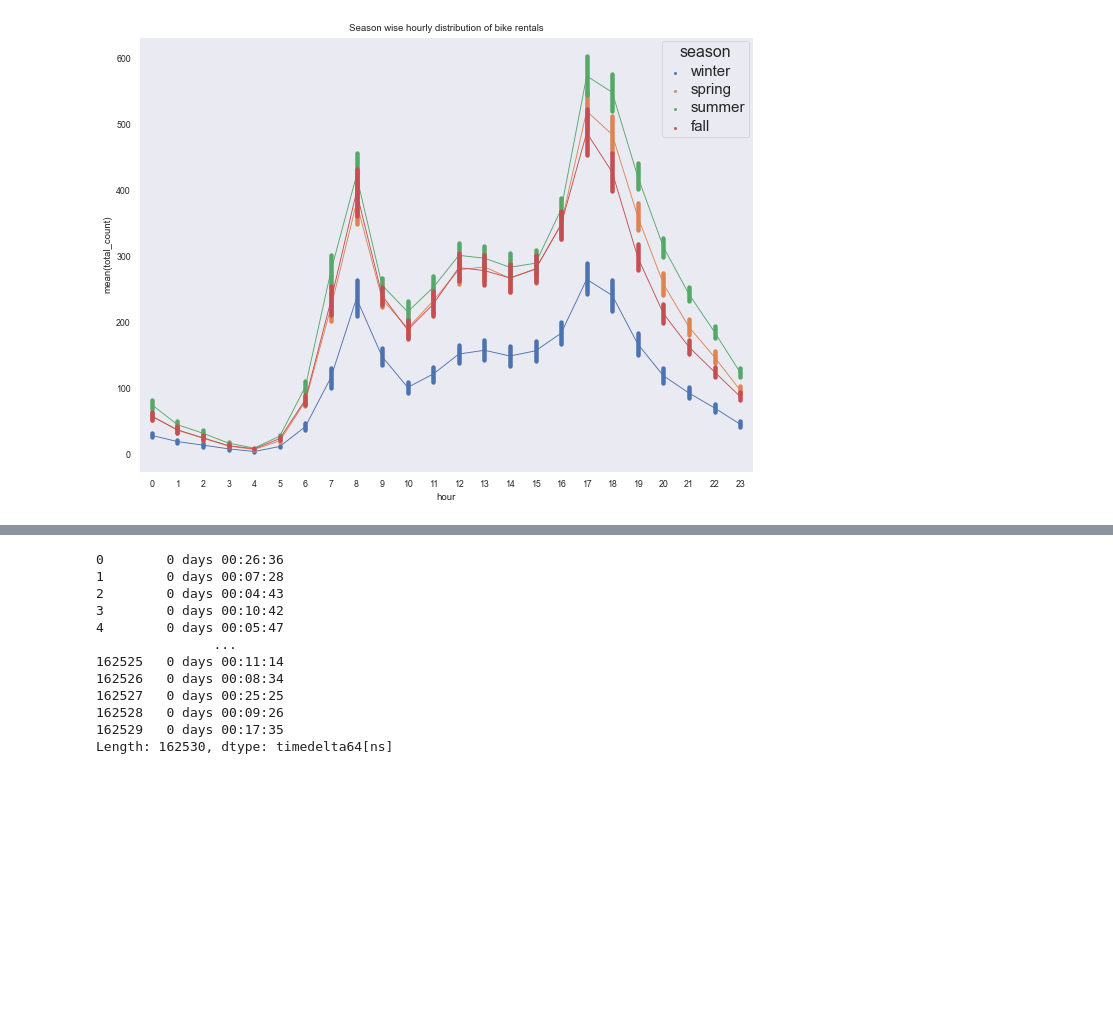
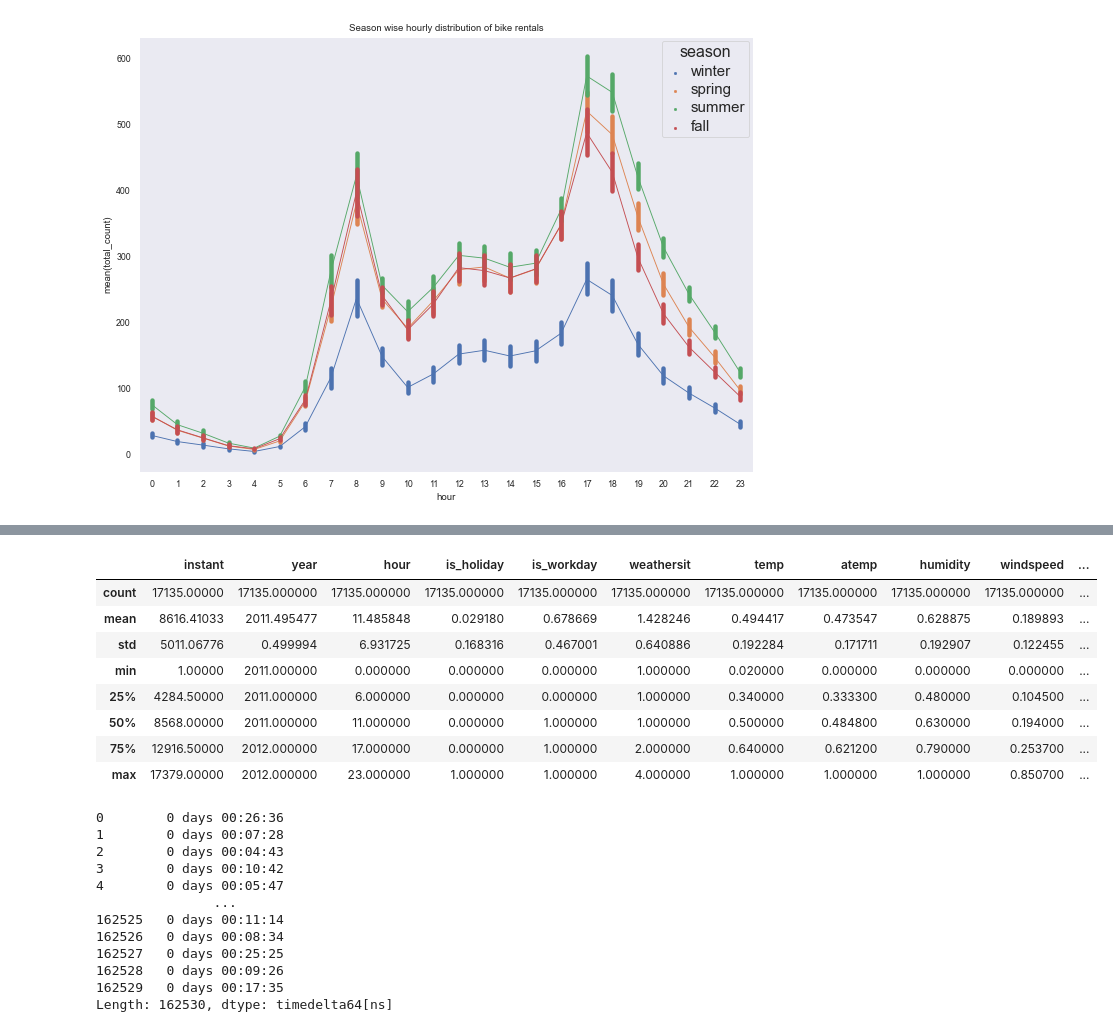
Before and after one commit to shekharbiswas/antelope, a Jupyter notebook: bikesharing.ipynb, the cells around one changed output, grey strips where cells are left out. Cells and saved outputs as stored; diff of their text form; code cells hidden in the pictures; blank space fills up the shorter version.

```diff
--- a/bikesharing.ipynb
+++ b/bikesharing.ipynb
@@ -250 +295,13 @@ hdf = hdf.loc[(hdf.cnt >= lower_bound) & (hdf.cnt <= upper_bound)]
 hdf = hdf[np.abs(hdf["total_count"]-hdf["total_count"].mean()) <= 3*hdf["total_count"].std()]
+# %%
+hdf.describe()
+# %% [output]
+|  | instant | year | hour | is_holiday | is_workday | weathersit | temp | atemp | humidity | windspeed | ... |
+| count | 17135.00000 | 17135.000000 | 17135.000000 | 17135.000000 | 17135.000000 | 17135.000000 | 17135.000000 | 17135.000000 | 17135.000000 | 17135.000000 | ... |
+| mean | 8616.41033 | 2011.495477 | 11.485848 | 0.029180 | 0.678669 | 1.428246 | 0.494417 | 0.473547 | 0.628875 | 0.189893 | ... |
+| std | 5011.06776 | 0.499994 | 6.931725 | 0.168316 | 0.467001 | 0.640886 | 0.192284 | 0.171711 | 0.192907 | 0.122455 | ... |
+| min | 1.00000 | 2011.000000 | 0.000000 | 0.000000 | 0.000000 | 1.000000 | 0.020000 | 0.000000 | 0.000000 | 0.000000 | ... |
+| 25% | 4284.50000 | 2011.000000 | 6.000000 | 0.000000 | 0.000000 | 1.000000 | 0.340000 | 0.333300 | 0.480000 | 0.104500 | ... |
+| 50% | 8568.00000 | 2011.000000 | 11.000000 | 0.000000 | 1.000000 | 1.000000 | 0.500000 | 0.484800 | 0.630000 | 0.194000 | ... |
+| 75% | 12916.50000 | 2012.000000 | 17.000000 | 0.000000 | 1.000000 | 2.000000 | 0.640000 | 0.621200 | 0.790000 | 0.253700 | ... |
+| max | 17379.00000 | 2012.000000 | 23.000000 | 1.000000 | 1.000000 | 4.000000 | 1.000000 | 1.000000 | 1.000000 | 0.850700 | ... |
```
Also changed, not shown: parts of 17 cells of this notebook.
